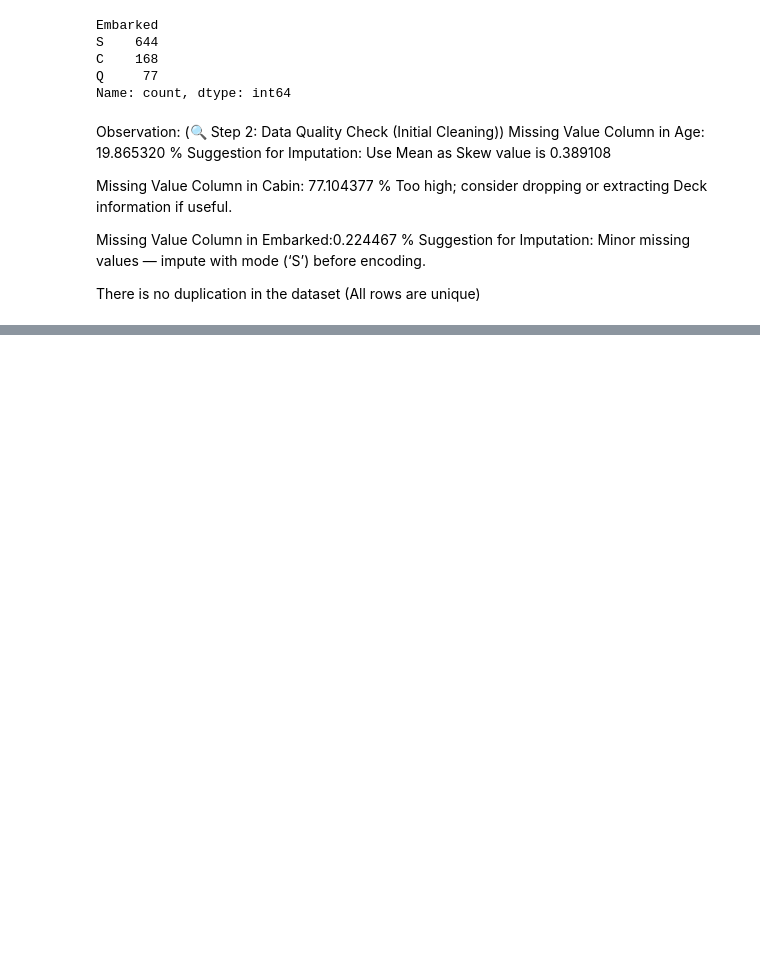
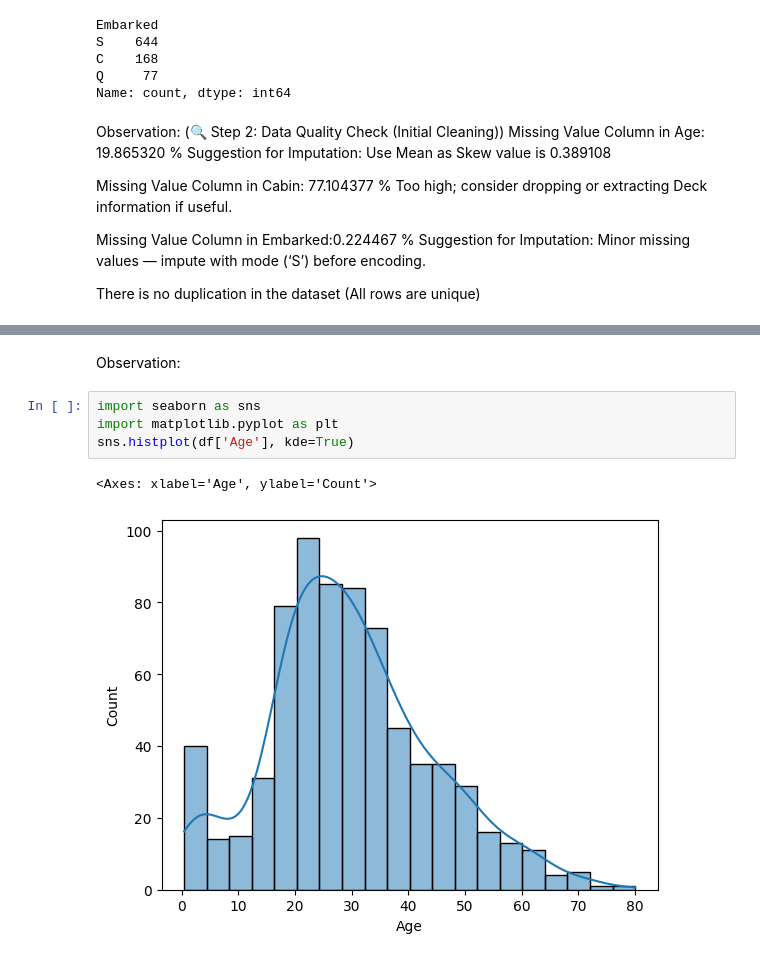
Before and after one commit to Faisal-Zamir/EDA-Reports, a Jupyter notebook: Titanic/EDA_Titanic.ipynb, the cells around one changed output, grey strips where cells are left out. Drawn from its saved outputs; the diff is of its cells as text; blank space fills up the shorter version.

```diff
--- a/Titanic/EDA_Titanic.ipynb
+++ b/Titanic/EDA_Titanic.ipynb
@@ -123,0 +142,9 @@ There is no duplication in the dataset (All rows are unique)
+# %% [markdown]
+Observation:
+# %%
+import seaborn as sns
+import matplotlib.pyplot as plt
+sns.histplot(df['Age'], kde=True)
+# %% [output]
+<Axes: xlabel='Age', ylabel='Count'>
+[figure, added]
```
Also changed, not shown: parts of 13 cells of this notebook.
